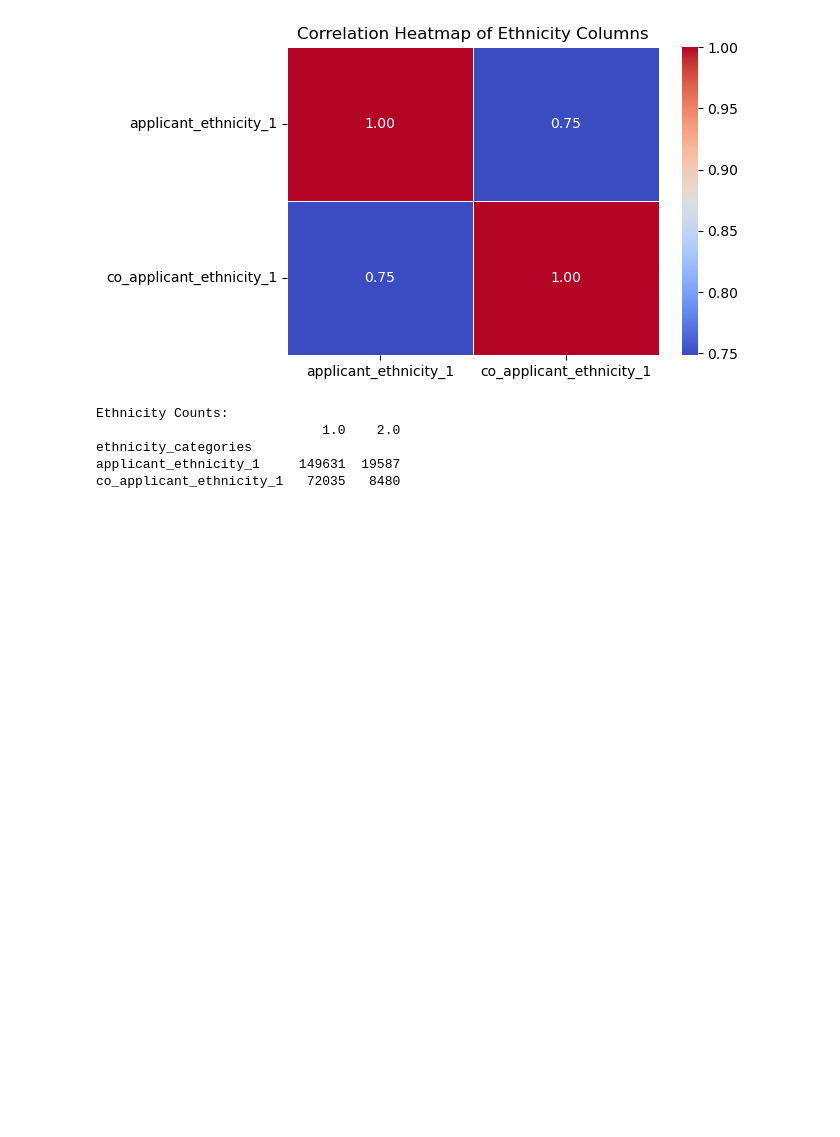
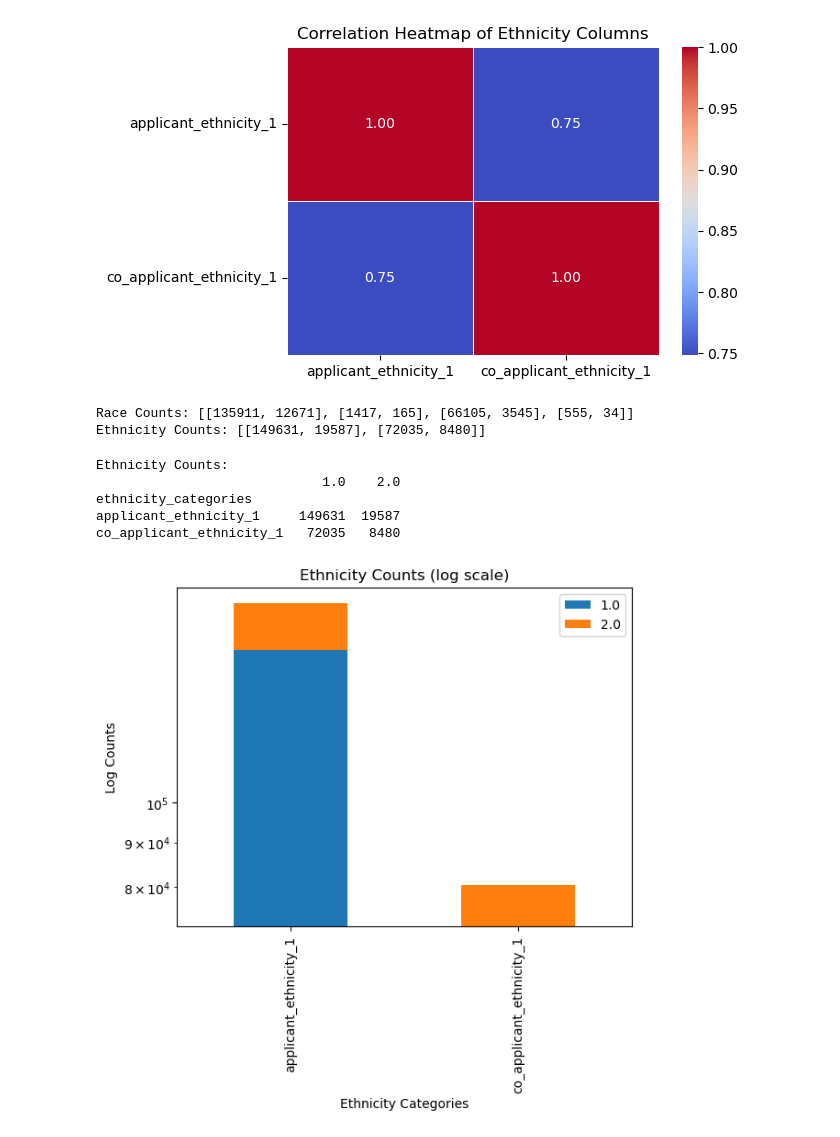
Before and after one commit to aschera/credit_risk_predictor, a Jupyter notebook: notebooks/Christinas/EDA_stepwise/3.race_.ipynb, the cells around one changed output. Drawn from its saved outputs; the diff is of its cells as text; code cells hidden in the pictures; blank space fills up the shorter version.

```diff
--- a/notebooks/Christinas/EDA_stepwise/3.race_.ipynb
+++ b/notebooks/Christinas/EDA_stepwise/3.race_.ipynb
@@ -279,6 +279,37 @@ plt.title('Correlation Heatmap of Ethnicity Columns')
 plt.show()
 # %% [output]
 [figure]
+# %%
+# Define the race and ethnicity categories
+race_categories = ['5.0', '3.0']
+ethnicity_categories = ['2.0', '1.0']
+
+# Define the columns for race and ethnicity
+race_columns = ['applicant_race_1', 'applicant_race_2', 'co_applicant_race_1', 'co_applicant_race_2']
+ethnicity_columns = ['applicant_ethnicity_1', 'co_applicant_ethnicity_1']
+
+# Initialize counts for each combination
+race_counts = [[0] * len(race_categories) for _ in range(len(race_columns))]
+ethnicity_counts = [[0] * len(ethnicity_categories) for _ in range(len(ethnicity_columns))]
+
+# Iterate through the DataFrame and count combinations
+for idx, row in filtered_df.iterrows():
+    for i, col in enumerate(race_columns):
+        race_val = str(row[col])
+        if race_val in race_categories:
+            race_counts[i][race_categories.index(race_val)] += 1
+
+    for i, col in enumerate(ethnicity_columns):
+        ethnicity_val = str(row[col])
+        if ethnicity_val in ethnicity_categories:
+            ethnicity_counts[i][ethnicity_categories.index(ethnicity_val)] += 1
+
+# Now, race_counts and ethnicity_counts have the counts for each combination
+print('Race Counts:', race_counts)
+print('Ethnicity Counts:', ethnicity_counts)
+# %% [output]
+Race Counts: [[135911, 12671], [1417, 165], [66105, 3545], [555, 34]]
+Ethnicity Counts: [[149631, 19587], [72035, 8480]]
 # %%
 def generate_counts_table(counts, categories):
     df = pd.DataFrame(counts, columns=['1.0', '2.0'], index=categories)
@@ -298,6 +328,15 @@ Ethnicity Counts:
 ethnicity_categories
 applicant_ethnicity_1     149631  19587
 co_applicant_ethnicity_1   72035   8480
+# %%
+# Plot the Ethnicity Counts on a logarithmic scale
+ethnicity_table.plot(kind='bar', stacked=True, logy=True)
+plt.xlabel('Ethnicity Categories')
+plt.ylabel('Log Counts')
+plt.title('Ethnicity Counts (log scale)')
+plt.show()
+# %% [output]
+[figure, added]
 # %%
 import pandas as pd
 
```
Also changed, not shown: parts of 14 cells of this notebook.
